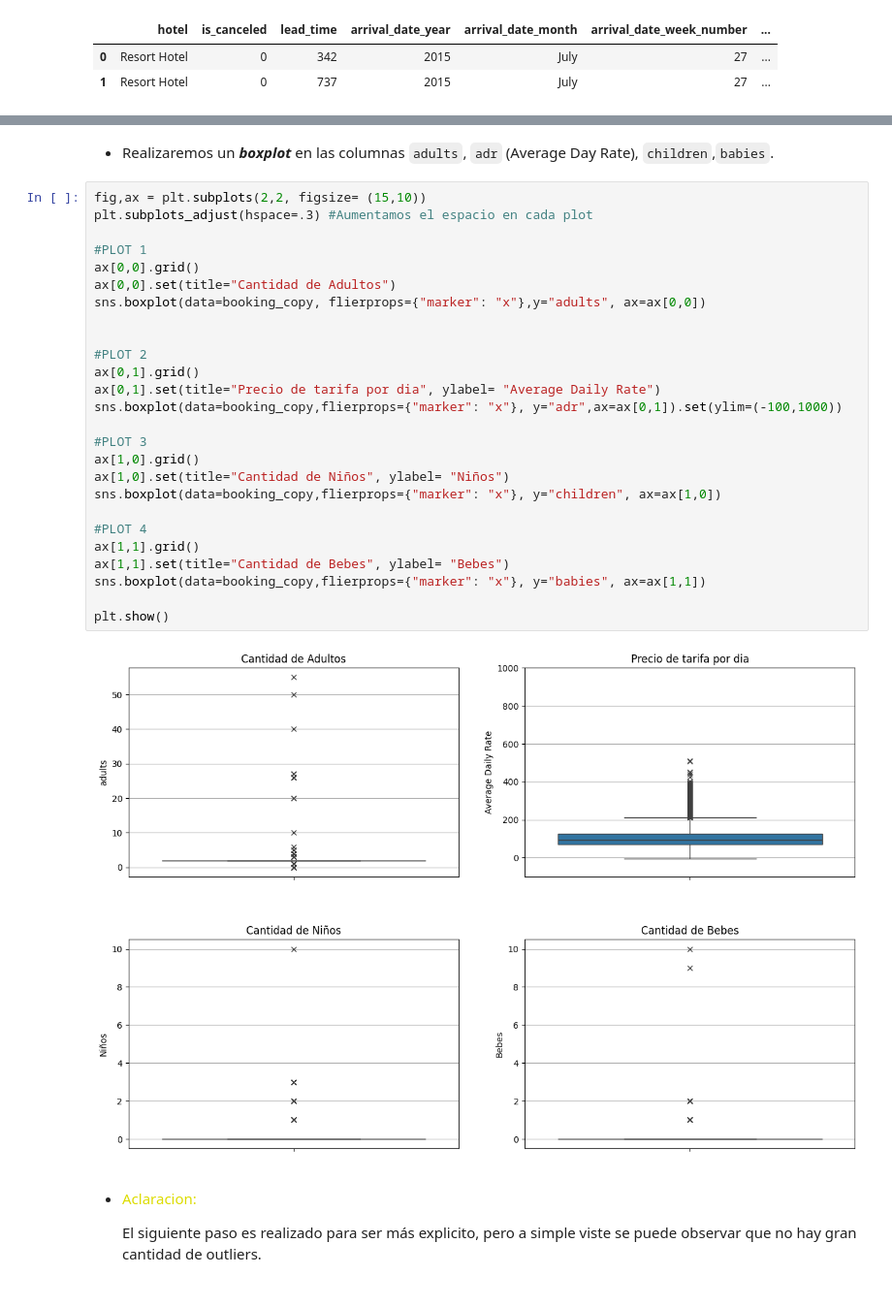
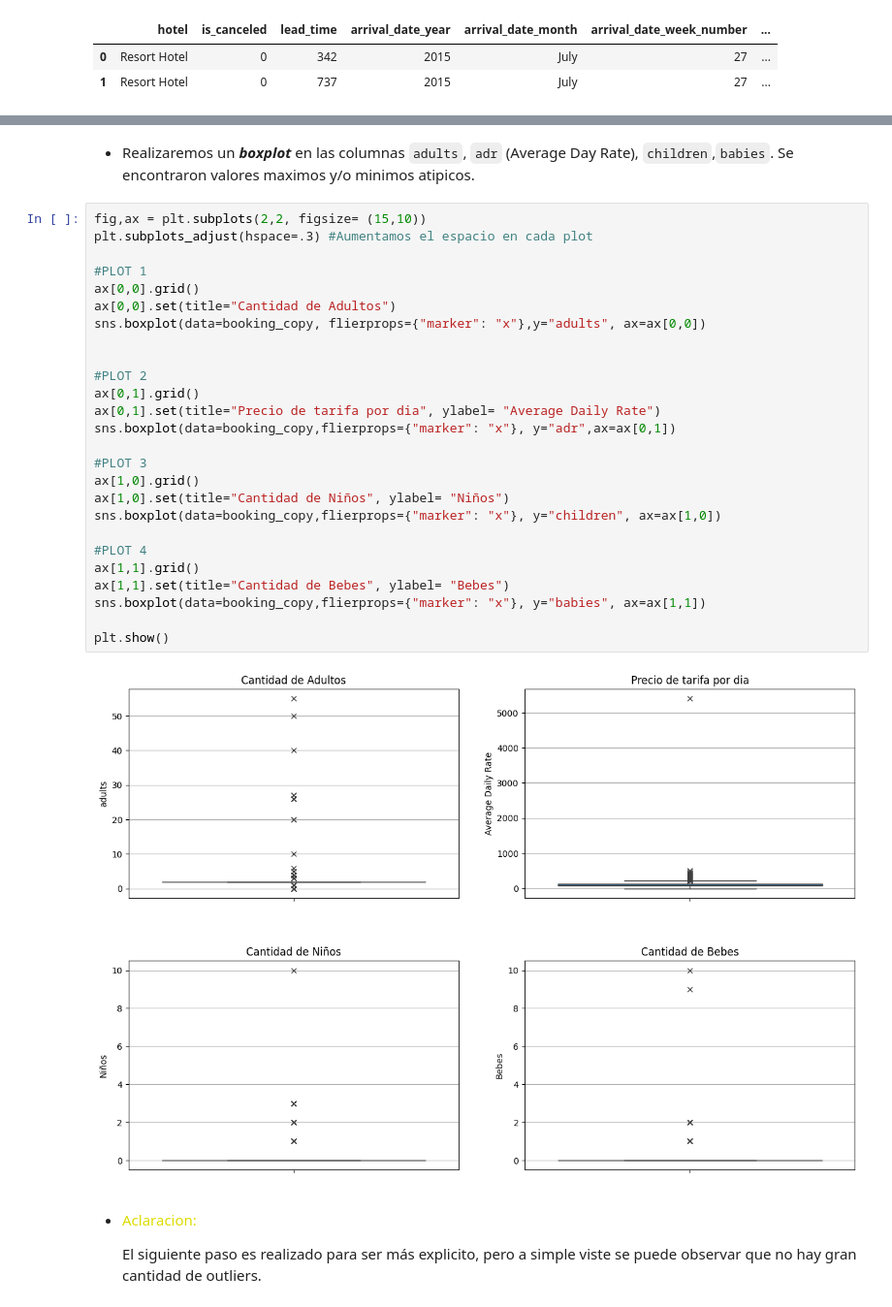
Before and after one commit to MartinFerrari5/Booking-Analysis, a Jupyter notebook: booking.ipynb, the cells around one changed output, grey strips where cells are left out. Shown at 97% size. Cells and saved outputs as stored; diff of their text form.

```diff
--- a/booking.ipynb
+++ b/booking.ipynb
@@ -211,33 +228,33 @@ booking_copy.describe(include='object') # Realizamos el describe de las columnas
 # %% [markdown]
-- Realizaremos un ***boxplot*** en las columnas `adults`, `adr` (Average Day Rate), `children`,`babies`.
+- Realizaremos un ***boxplot*** en las columnas `adults`, `adr` (Average Day Rate), `children`,`babies`. Se encontraron valores maximos y/o minimos atipicos.
 # %%
 fig,ax = plt.subplots(2,2, figsize= (15,10))
 plt.subplots_adjust(hspace=.3) #Aumentamos el espacio en cada plot
 
 #PLOT 1
 ax[0,0].grid()
 ax[0,0].set(title="Cantidad de Adultos")
 sns.boxplot(data=booking_copy, flierprops={"marker": "x"},y="adults", ax=ax[0,0])
 
 
 #PLOT 2
 ax[0,1].grid()
 ax[0,1].set(title="Precio de tarifa por dia", ylabel= "Average Daily Rate")
-sns.boxplot(data=booking_copy,flierprops={"marker": "x"}, y="adr",ax=ax[0,1]).set(ylim=(-100,1000))
+sns.boxplot(data=booking_copy,flierprops={"marker": "x"}, y="adr",ax=ax[0,1])
 
 #PLOT 3
 ax[1,0].grid()
 ax[1,0].set(title="Cantidad de Niños", ylabel= "Niños")
 sns.boxplot(data=booking_copy,flierprops={"marker": "x"}, y="children", ax=ax[1,0])
 
 #PLOT 4
 ax[1,1].grid()
 ax[1,1].set(title="Cantidad de Bebes", ylabel= "Bebes")
 sns.boxplot(data=booking_copy,flierprops={"marker": "x"}, y="babies", ax=ax[1,1])
 
 plt.show()
 # %% [output]
-[figure, old version]
+[figure, new version]
 # %% [markdown]
 - <p style="color:rgb(220,220,0)">Aclaracion:</p> El siguiente paso es realizado para ser más explicito, pero a simple viste se puede observar que no hay gran cantidad de outliers.
 # %%
```
Also changed, not shown: parts of 32 cells of this notebook, 2 other files.
